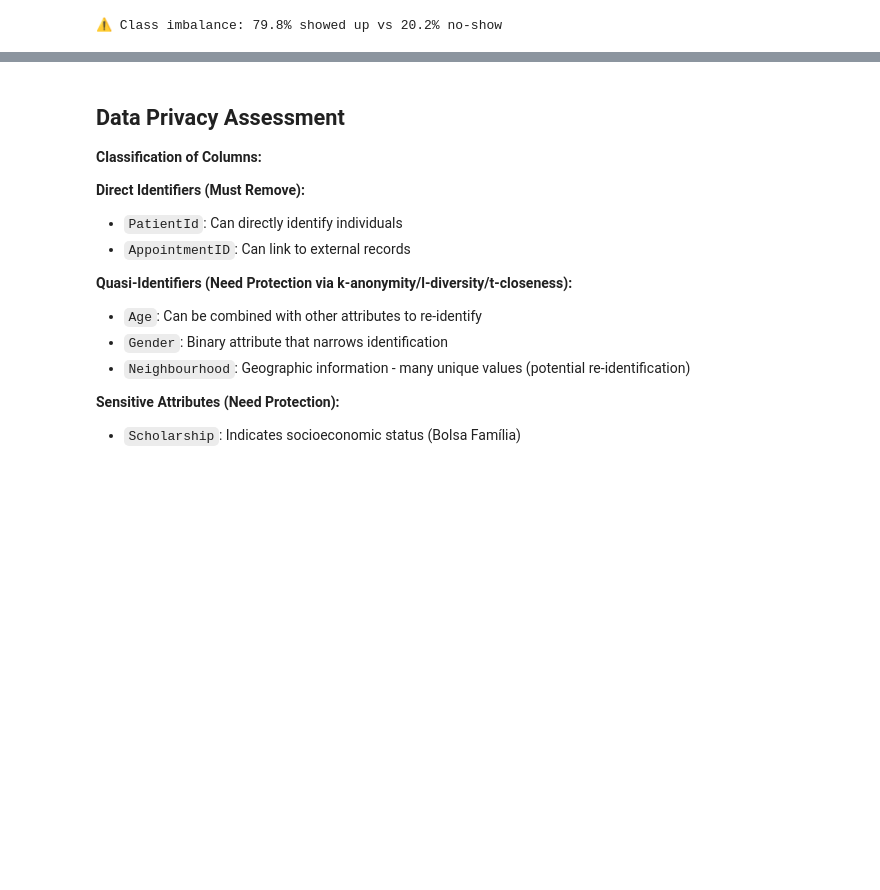
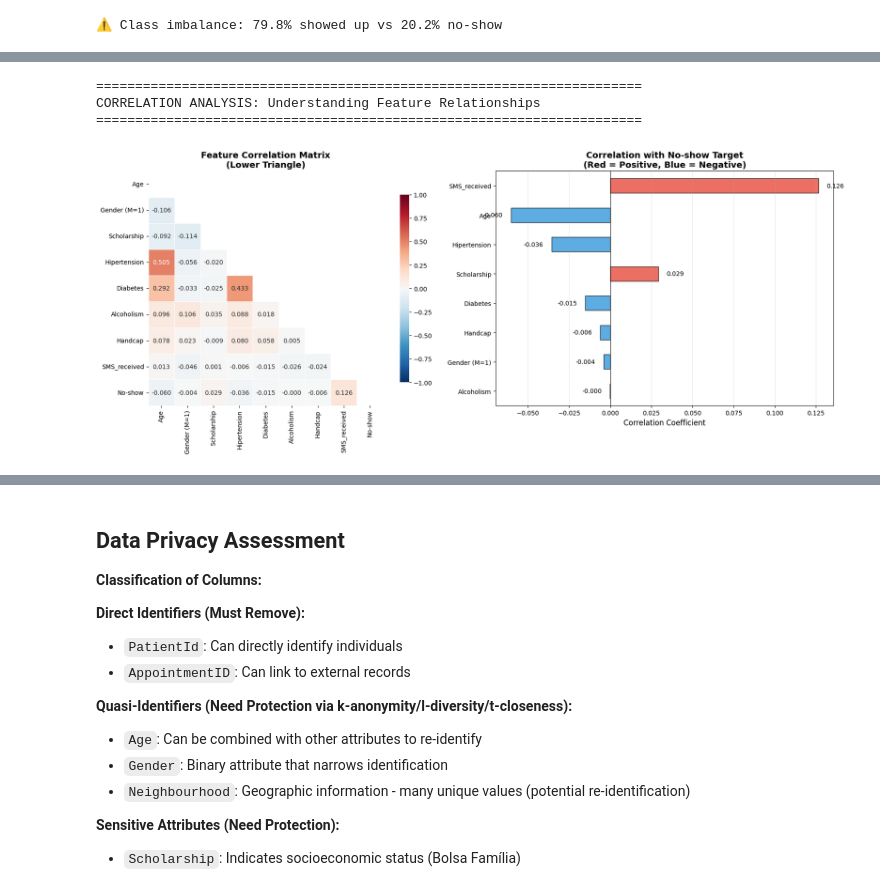
Before and after one commit to yuntongSH/Medical-Appointment-No-Shows, a Jupyter notebook: Medical_Appointments_Analysis.ipynb, the cells around one changed output, grey strips where cells are left out. Saved outputs shown, nothing was run; the diff lists cells and outputs as text; code cells hidden in the pictures; blank space fills up the shorter version.

```diff
--- a/Medical_Appointments_Analysis.ipynb
+++ b/Medical_Appointments_Analysis.ipynb
@@ -236,0 +348,69 @@ Yes: 22319 (20.19%)
+# %%
+# Comprehensive Correlation Analysis
+print("=" * 70)
+print("CORRELATION ANALYSIS: Understanding Feature Relationships")
+print("=" * 70)
+
+# Prepare numeric data for correlation
+df_corr = df.copy()
+
+# Convert categorical to numeric
+df_corr['No-show_numeric'] = (df_corr['No-show'] == 'Yes').astype(int)
+df_corr['Gender_numeric'] = (df_corr['Gender'] == 'M').astype(int)
+
+# Select numeric columns for correlation
+numeric_cols = ['Age', 'Gender_numeric', 'Scholarship', 'Hipertension', 'Diabetes',
+                'Alcoholism', 'Handcap', 'SMS_received', 'No-show_numeric']
+
+# Calculate correlation matrix
+corr_matrix = df_corr[numeric_cols].corr()
+
+# Rename for cleaner display
+rename_dict = {'No-show_numeric': 'No-show', 'Gender_numeric': 'Gender (M=1)'}
+corr_display = corr_matrix.rename(index=rename_dict, columns=rename_dict)
+
+# Create correlation heatmap
+fig, axes = plt.subplots(1, 2, figsize=(18, 7))
+
+# Full correlation heatmap
+mask = np.triu(np.ones_like(corr_display, dtype=bool))
+sns.heatmap(corr_display, mask=mask, annot=True, fmt='.3f', cmap='RdBu_r',
+            center=0, vmin=-1, vmax=1, ax=axes[0],
+            square=True, linewidths=0.5, cbar_kws={'shrink': 0.8})
+axes[0].set_title('Feature Correlation Matrix\n(Lower Triangle)', fontsize=14, fontweight='bold')
+
+# Correlation with target (No-show)
+target_corr = corr_display['No-show'].drop('No-show').sort_values(key=abs, ascending=True)
+colors = ['#e74c3c' if x > 0 else '#3498db' for x in target_corr.values]
+target_corr.plot(kind='barh', ax=axes[1], color=colors, edgecolor='black', alpha=0.8)
+axes[1].set_xlabel('Correlation Coefficient', fontsize=12)
+axes[1].set_title('Correlation with No-show Target\n(Red = Positive, Blue = Negative)', fontsize=14, fontweight='bold')
+axes[1].axvline(x=0, color='black', linestyle='-', linewidth=0.8)
+axes[1].grid(axis='x', alpha=0.3)
+
+# Add value labels
+for i, (val, name) in enumerate(zip(target_corr.values, target_corr.index)):
+    axes[1].text(val + 0.005 if val > 0 else val - 0.005, i, f'{val:.3f}',
+                va='center', ha='left' if val > 0 else 'right', fontsize=10)
+
+plt.tight_layout()
+plt.savefig('correlation_analysis.png', dpi=150, bbox_inches='tight')
+plt.show()
+
+# Print key insights
+print("\n📈 KEY CORRELATION INSIGHTS:")
+print("-" * 50)
+print("Features most correlated with No-show:")
+for feat, corr_val in target_corr.sort_values(key=abs, ascending=False).head(5).items():
+    direction = "↑" if corr_val > 0 else "↓"
+    print(f"  {direction} {feat}: {corr_val:.4f}")
+print("\n💡 Interpretation:")
+print("  • SMS_received shows positive correlation - patients who received SMS are MORE likely to no-show")
+print("    (This is counterintuitive! SMS may be sent to high-risk patients)")
+print("  • Age shows negative correlation - older patients tend to show up more often")
+print("  • Health conditions (Hipertension, Diabetes) show slight negative correlation")
+# %% [output]
+======================================================================
+CORRELATION ANALYSIS: Understanding Feature Relationships
+======================================================================
+[figure, added]
```
Also changed, not shown: parts of 35 cells of this notebook.
